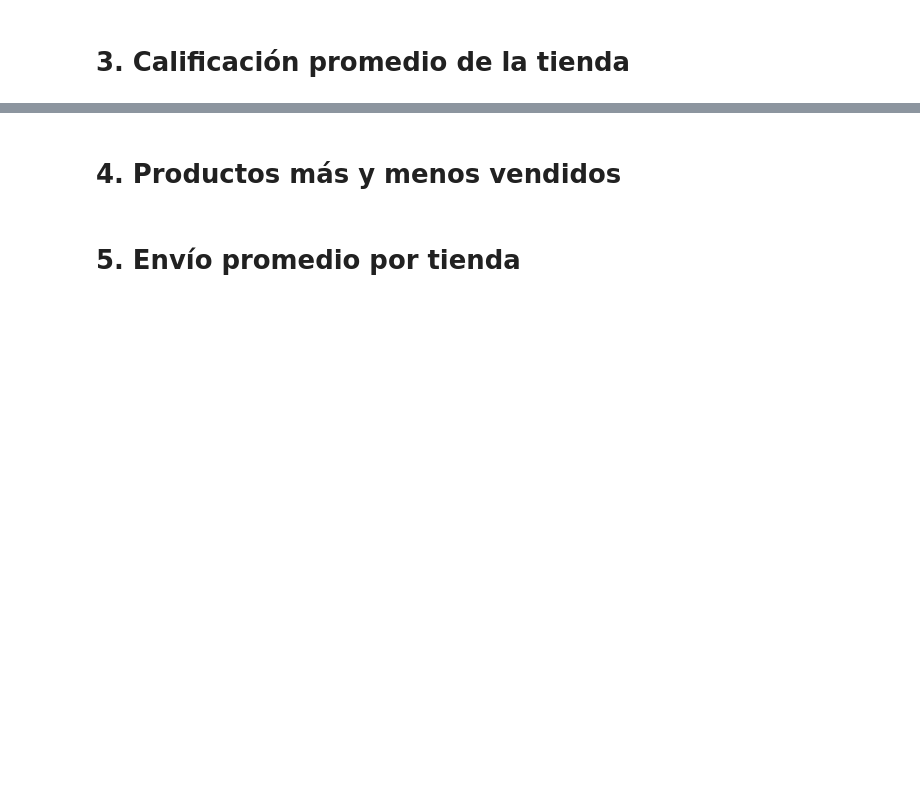
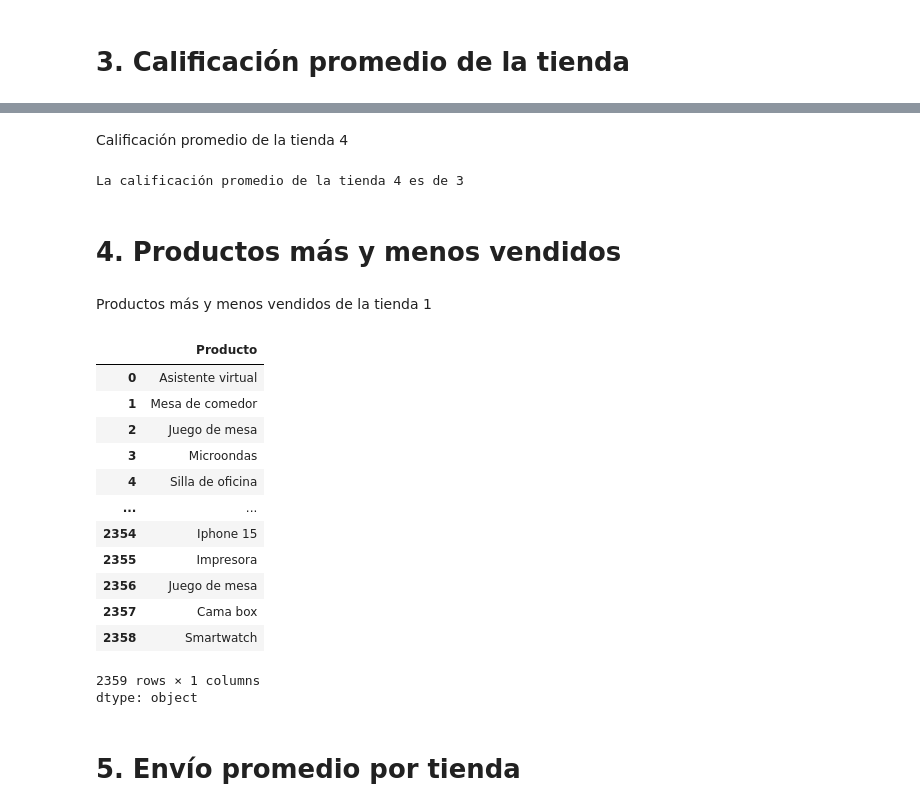
Before and after one commit to Caleb699-hub/challenge_alura_store, a Jupyter notebook: AluraStoreLatam.ipynb, the cells around one changed output, grey strips where cells are left out. Cells and saved outputs as stored; diff of their text form; code cells hidden in the pictures; blank space fills up the shorter version.

```diff
--- a/AluraStoreLatam.ipynb
+++ b/AluraStoreLatam.ipynb
@@ -152,2 +176,11 @@ print(df)
+# %% [markdown]
+Calificación promedio de la tienda 4
+# %%
+calificacion_tienda4 = calificacion_promedio(tienda4['Calificación'])
+print(f"La calificación promedio de la tienda 4 es de {calificacion_tienda4}")
+# %% [output]
+La calificación promedio de la tienda 4 es de 3
 # %% [markdown]
 # 4. Productos más y menos vendidos
+# %% [markdown]
+Productos más y menos vendidos de la tienda 1
@@ -154,2 +190,20 @@ print(df)
+# %%
+productos = pd.Series(tienda['Producto'])
+frecuencia = productos.value_counts
+# %% [output]
+|  | Producto |
+| 0 | Asistente virtual |
+| 1 | Mesa de comedor |
+| 2 | Juego de mesa |
+| 3 | Microondas |
+| 4 | Silla de oficina |
+| ... | ... |
+| 2354 | Iphone 15 |
+| 2355 | Impresora |
+| 2356 | Juego de mesa |
+| 2357 | Cama box |
+| 2358 | Smartwatch |
+2359 rows × 1 columns
+dtype: object
 # %% [markdown]
 # 5. Envío promedio por tienda
```
Also changed, not shown: parts of 8 cells of this notebook.
